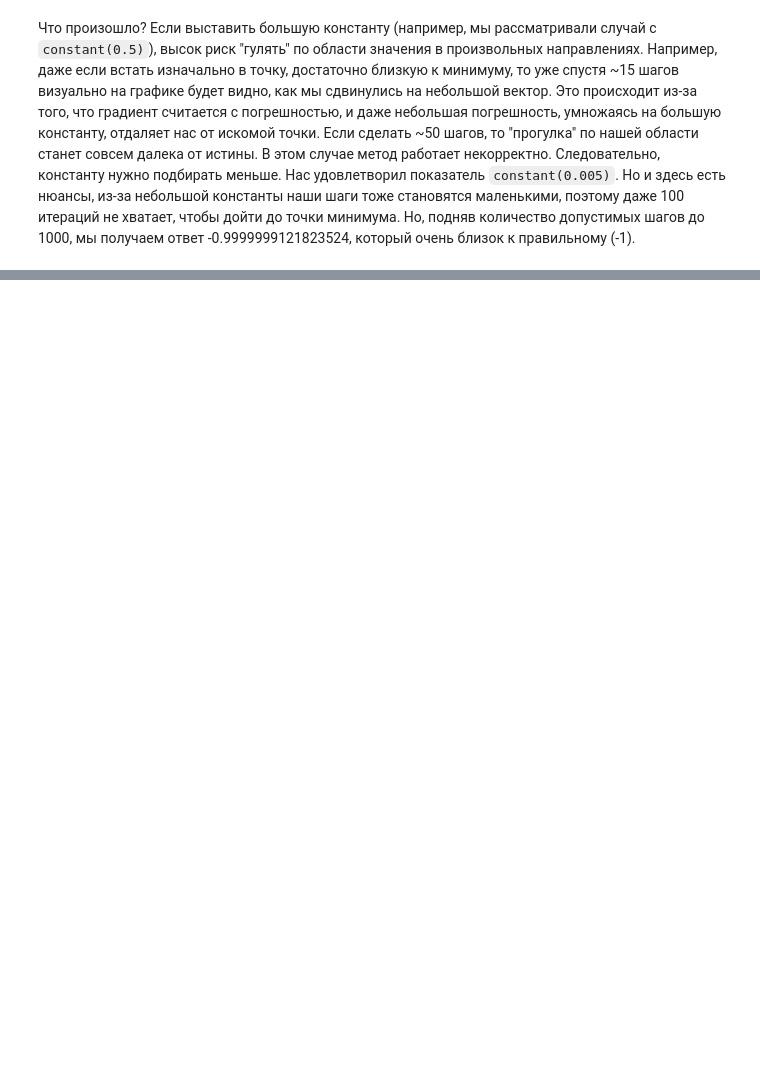
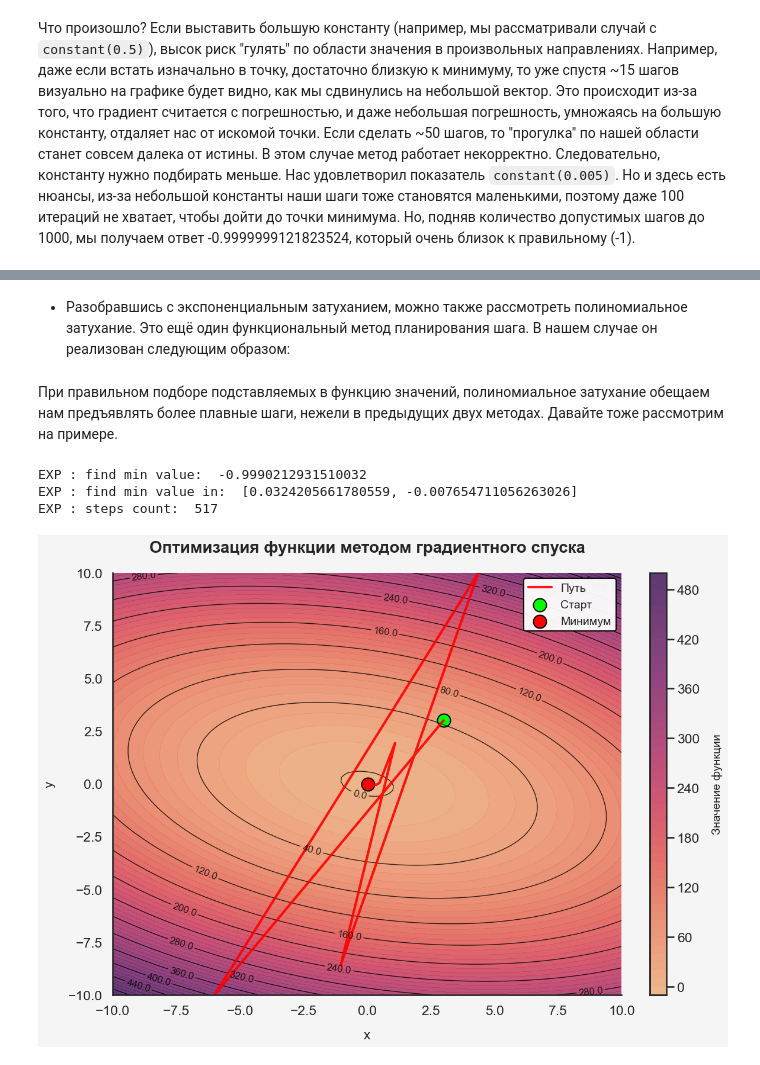
Before and after one commit to 3ELEHblE-LIJanki/Optimization-Methods-lab1, a Jupyter notebook: report.ipynb, the cells around one changed output, grey strips where cells are left out. Drawn from its saved outputs; the diff is of its cells as text; code cells hidden in the pictures; blank space fills up the shorter version.

```diff
--- a/report.ipynb
+++ b/report.ipynb
@@ -62,0 +100,22 @@ test_plotter.plot()
+# %% [markdown]
++ Разобравшись с экспоненциальным затуханием, можно также рассмотреть полиномиальное затухание. Это ещё один функциональный метод планирования шага. В нашем случае он реализован следующим образом:
+# %%
+def polynomial_decay(a: float, b: float) -> LRS:
+    return lambda x, k, f: (1.0 / math.sqrt(k + 1)) * (b * k + 1)**(-a)
+# %% [markdown]
+При правильном подборе подставляемых в функцию значений, полиномиальное затухание обещаем нам предъявлять более плавные шаги, нежели в предыдущих двух методах. Давайте тоже рассмотрим на примере.
+# %%
+func = lambda x: x[0] ** 2 + 3 * x[1] ** 2 + x[1] * x[0] - 1
+test_descent = GradientDecent(polynomial_decay(1, 0.5), func, [[-10.0, 10.0], [-10.0, 10.0]], 0.00001)
+
+result = test_descent.find_min([3, 3], 1000)
+test_plotter = GraphicsPlotter(test_descent)
+
+pretty_print(test_descent, "EXP", result)
+
+test_plotter.plot()
+# %% [output]
+EXP : find min value:  -0.9990212931510032
+EXP : find min value in:  [0.0324205661780559, -0.007654711056263026]
+EXP : steps count:  517
+[figure, added]
```
Also changed, not shown: parts of 12 cells of this notebook.
